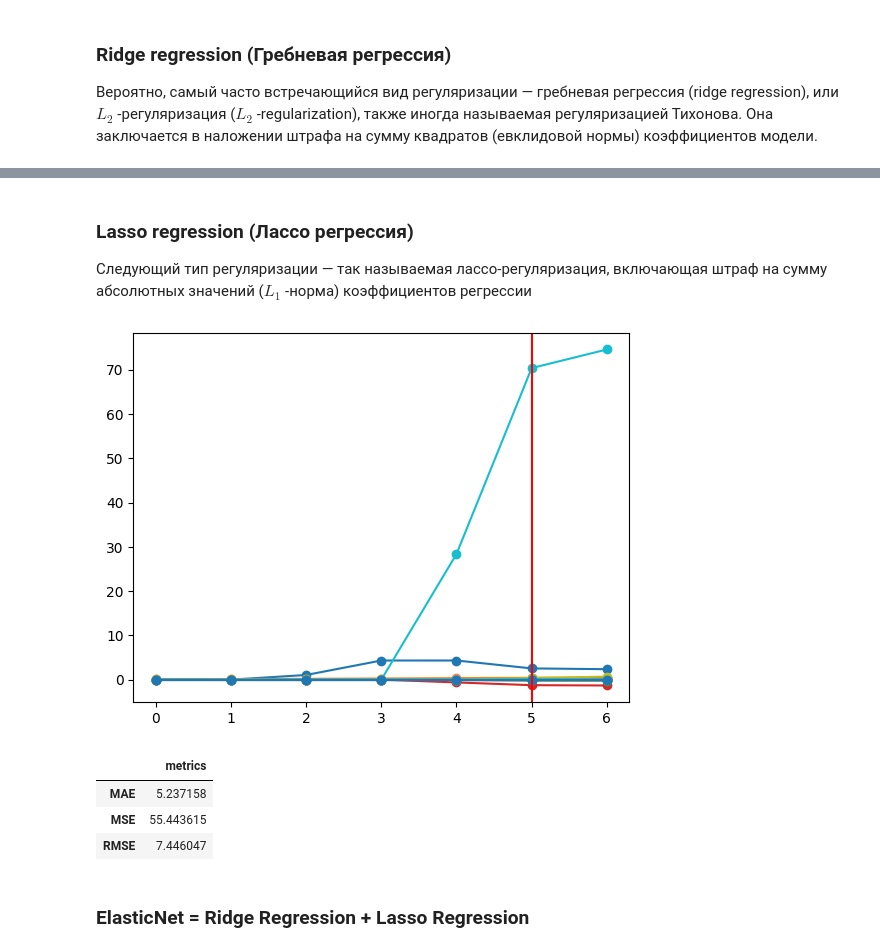
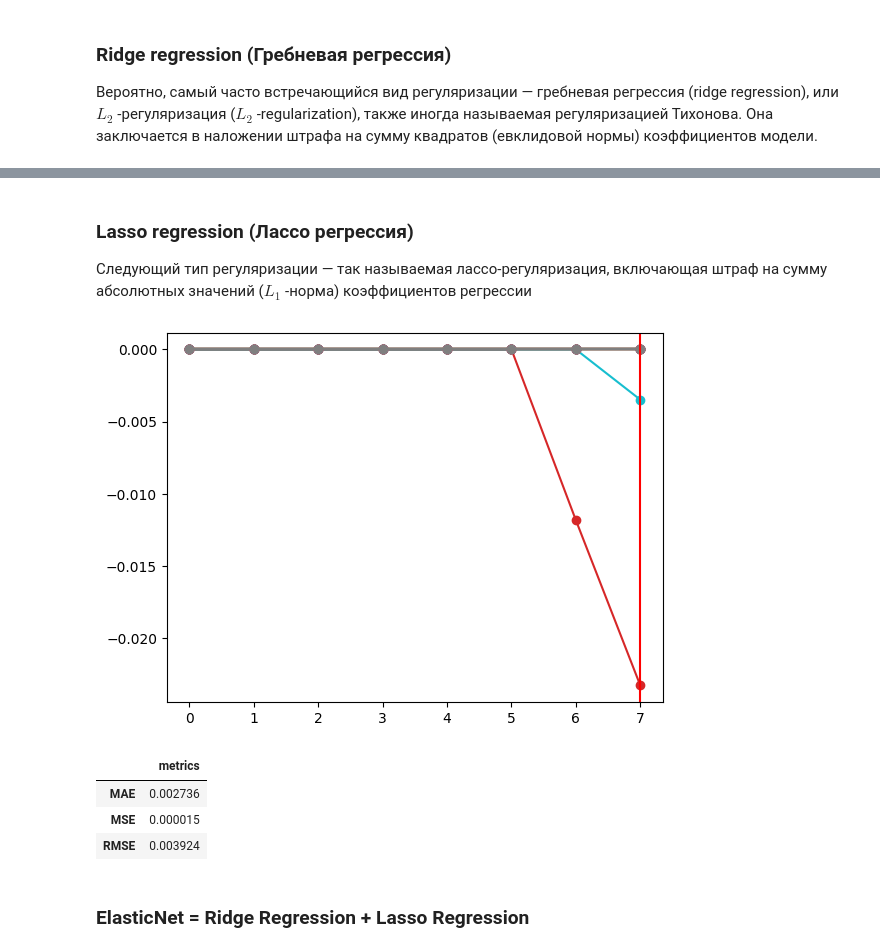
Before and after one commit to SergeyMalashenko/MachineLearning_Summer_2023, a Jupyter notebook: seminars/09/seminar_9.ipynb, the cells around one changed output, grey strips where cells are left out. Drawn from its saved outputs; the diff is of its cells as text; code cells hidden in the pictures.

```diff
--- a/seminars/09/seminar_9.ipynb
+++ b/seminars/09/seminar_9.ipynb
@@ -38,13 +41,20 @@ Real Estate Dataset (Набор данных о продаже объектов
 | Y house price of unit area                 | Стоимость за квадратный метр          |
 # %%
 from sklearn.model_selection import train_test_split
+from sklearn.preprocessing   import StandardScaler
+from sklearn.preprocessing   import Normalizer
 
 #path = "data/prostate.csv"
 path = "data/real_estate.csv"
 X = pd.read_csv(path, index_col='No')
+#standartize data
+scaler = Normalizer()
+X = scaler.fit_transform(X)
+
 y = X.pop('Y house price of unit area')
 
-#standartize data
+
+
 X_train, X_test, y_train, y_test = train_test_split(X, y, test_size=0.33, random_state=42)
 
 X.head()
@@ -138,14 +160,10 @@ $$
 # %%
 from sklearn.preprocessing import PolynomialFeatures
 
-transform = PolynomialFeatures(2)
-
+transform = PolynomialFeatures(2, include_bias=False)
 X_train_transformed = transform.fit_transform(X_train)
-X_columns = list(map(str, transform.powers_))
-
-X_train_transformed = pd.DataFrame(data=X_train_transformed, columns=X_columns)
 
 fig, ax = plt.subplots(figsize=(25,25))
-sns.heatmap(X_train_transformed.corr(method='pearson'), annot=True, fmt='.2g')
+sns.heatmap(X_train_transformed.corr(), annot=True, fmt='.2g')
 # %% [output]
 <AxesSubplot:>
@@ -318,36 +338,38 @@ pd.DataFrame([MAE, MSE ,RMSE],index=['MAE', 'MSE', 'RMSE'], columns=['metrics'])
-# %% [markdown]
-### Lasso regression (Лассо регрессия)
-
-Следующий тип регуляризации — так называемая лассо-регуляризация, включающая штраф на сумму абсолютных значений ($L_1$ -норма) коэффициентов регрессии
+# %% [markdown]
+### Lasso regression (Лассо регрессия)
+
+Следующий тип регуляризации — так называемая лассо-регуляризация, включающая штраф на сумму абсолютных значений ($L_1$ -норма) коэффициентов регрессии
 # %%
 # Lasso regression
-alpha_s = [ 1, 0.75, 0.5, 0.25, 0.1, 0.01, 0.001 ]
+alpha_s = [ 1, 0.75, 0.5, 0.25, 0.1, 0.01, 0.001, 0.00001 ]
 
-coefs = map(lambda a: make_pipeline(RootPolynomialFeatures(2), linear_model.Lasso(alpha=a)).fit(X_train, y_train)[1].coef_.flatten(), alpha_s)
+coefs = map(lambda a: make_pipeline(PolynomialFeatures(2), linear_model.Lasso(alpha=a)).fit(X_train, y_train)[1].coef_.flatten(), alpha_s)
+#coefs = map(lambda a: make_pipeline(RootPolynomialFeatures(2), linear_model.Lasso(alpha=a)).fit(X_train, y_train)[1].coef_.flatten(), alpha_s)
 coefs = np.array(list(coefs))
 # Lasso regression with cross validation
-current_model = make_pipeline(RootPolynomialFeatures(2), linear_model.LassoCV(alphas=alpha_s))
+current_model = make_pipeline(PolynomialFeatures(2), linear_model.LassoCV(alphas=alpha_s))
+#current_model = make_pipeline(RootPolynomialFeatures(2), linear_model.LassoCV(alphas=alpha_s))
 b = current_model.fit(X_train, y_train)
 
 fig, ax = plt.subplots()
 plt.plot(coefs, marker="o")
 plt.axvline(x=np.where(alpha_s == current_model[1].alpha_), c="r")
 #plt.legend(X_train.columns)
 plt.show()
 
 y_pred = b.predict(X_test)
 
 MAE  = mean_absolute_error(y_test,y_pred)
 MSE  = mean_squared_error (y_test,y_pred)
 RMSE = np.sqrt(MSE)
 
 pd.DataFrame([MAE, MSE ,RMSE],index=['MAE', 'MSE', 'RMSE'], columns=['metrics'])
 # %% [output]
-[figure, old version]
+[figure, new version]
 |  | metrics |
-| MAE | 5.237158 |
-| MSE | 55.443615 |
-| RMSE | 7.446047 |
+| MAE | 0.002736 |
+| MSE | 0.000015 |
+| RMSE | 0.003924 |
 # %% [markdown]
 ### ElasticNet = Ridge Regression + Lasso Regression
 # %%
```
Also changed, not shown: parts of 13 cells of this notebook.
